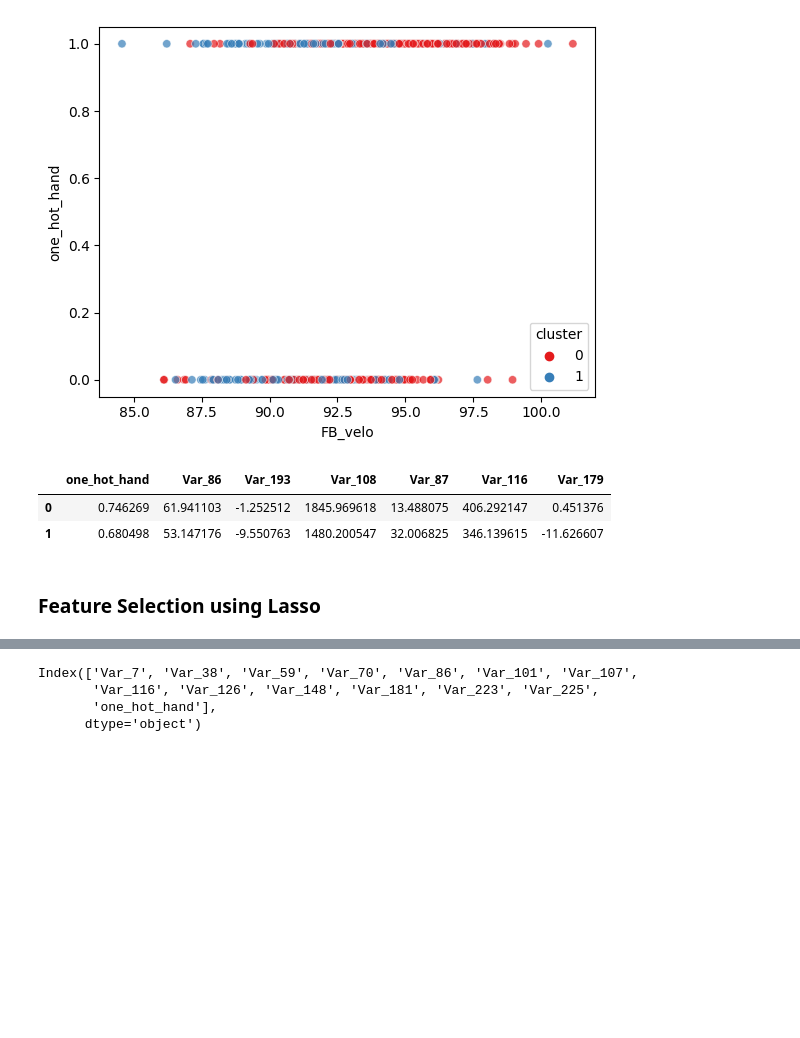
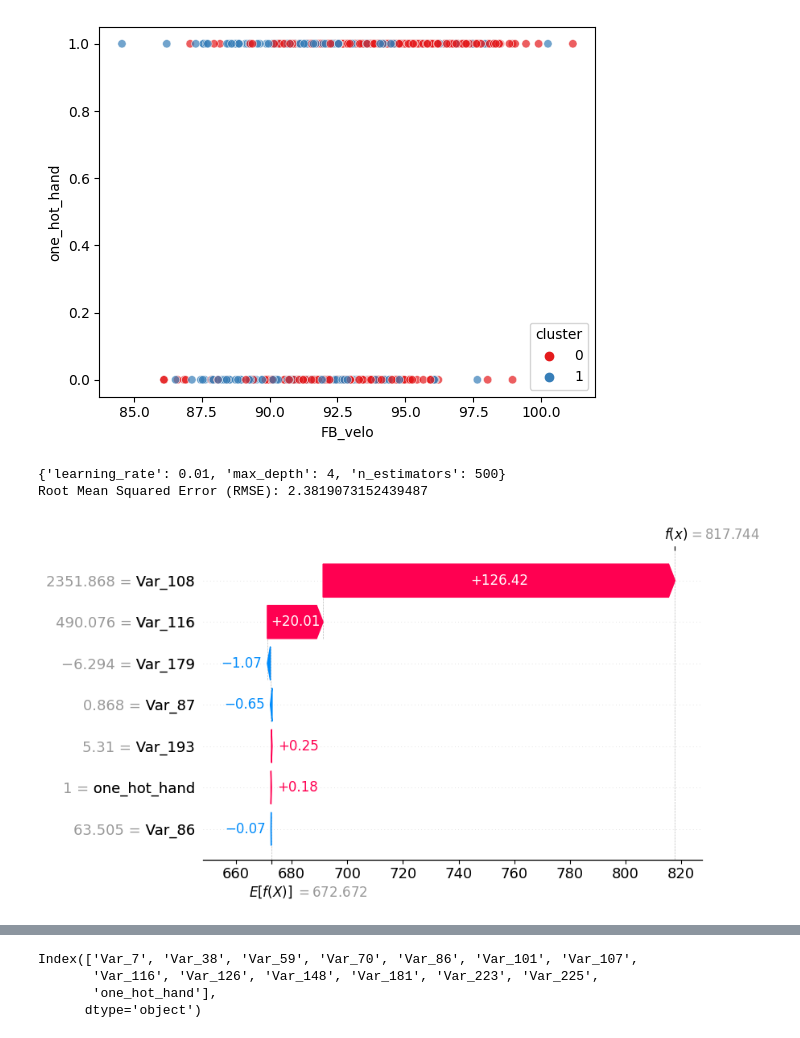
Before and after one commit to sidthakur08/biomech-velo, a Jupyter notebook: exploration.ipynb, the cells around one changed output, grey strips where cells are left out. Cells and saved outputs as stored; diff of their text form; code cells hidden in the pictures; blank space fills up the shorter version.

```diff
--- a/exploration.ipynb
+++ b/exploration.ipynb
@@ -408,13 +441,39 @@ sns.scatterplot(data=data, y='one_hot_hand', x='FB_velo', hue='cluster', palette
 # %% [output]
 <Axes: xlabel='FB_velo', ylabel='one_hot_hand'>
 [figure]
-# %%
-# Check the centroid values of each cluster
-centroids = pd.DataFrame(scaler.inverse_transform(km.cluster_centers_), columns=['one_hot_hand','Var_86','Var_193','Var_108','Var_87','Var_116','Var_179'])
-centroids
-# %% [output]
-|  | one_hot_hand | Var_86 | Var_193 | Var_108 | Var_87 | Var_116 | Var_179 |
-| 0 | 0.746269 | 61.941103 | -1.252512 | 1845.969618 | 13.488075 | 406.292147 | 0.451376 |
-| 1 | 0.680498 | 53.147176 | -9.550763 | 1480.200547 | 32.006825 | 346.139615 | -11.626607 |
-# %% [markdown]
-### Feature Selection using Lasso
+# %%
+corr_data_0 = corr_data[corr_data['cluster']==0].drop(['cluster'], axis=1)
+corr_data_1 = corr_data[corr_data['cluster']==1].drop(['cluster'], axis=1)
+# %%
+X_0 = corr_data_0.loc[:,['one_hot_hand', 'Var_86', 'Var_193', 'Var_108', 'Var_87', 'Var_116', 'Var_179']]
+y_0 = corr_data_0.loc[:,['FB_velo']].values
+scaler = StandardScaler()
+X_scaled_0 = scaler.fit_transform(X_0)
+X_train_0, X_test_0, y_train_0, y_test_0 = train_test_split(X_scaled_0, y_0, test_size=0.15, random_state=42)
+
+param_grid = {"max_depth":    [4, 5, 6],
+              "n_estimators": [500, 600, 700],
+              "learning_rate": [0.01, 0.015]}
+
+model_0 = XGBRegressor(eval_metric='rmse', booster='gblinear')
+search_0 = GridSearchCV(model_0, param_grid, cv=5).fit(X_train_0, y_train_0)
+
+print(search_0.best_params_)
+model_0= XGBRegressor(learning_rate = search_0.best_params_["learning_rate"],
+                           n_estimators  = search_0.best_params_["n_estimators"],
+                           max_depth     = search_0.best_params_["max_depth"],
+                           eval_metric='rmse', booster='gblinear')
+model_0.fit(X_train_0, y_train_0)
+preds = model_0.predict(X_test_0)
+
+rmse = mean_squared_error(y_test_0, preds, squared=False)
+print(f"Root Mean Squared Error (RMSE): {rmse}")
+# %% [output]
+{'learning_rate': 0.01, 'max_depth': 4, 'n_estimators': 500}
+Root Mean Squared Error (RMSE): 2.3819073152439487
+# %%
+explainer = shap.Explainer(model_0.predict, X_0)
+shap_values = explainer(X_0)
+shap.plots.waterfall(shap_values[0,:])
+# %% [output]
+[figure, added]
```
Also changed, not shown: parts of 39 cells of this notebook.
